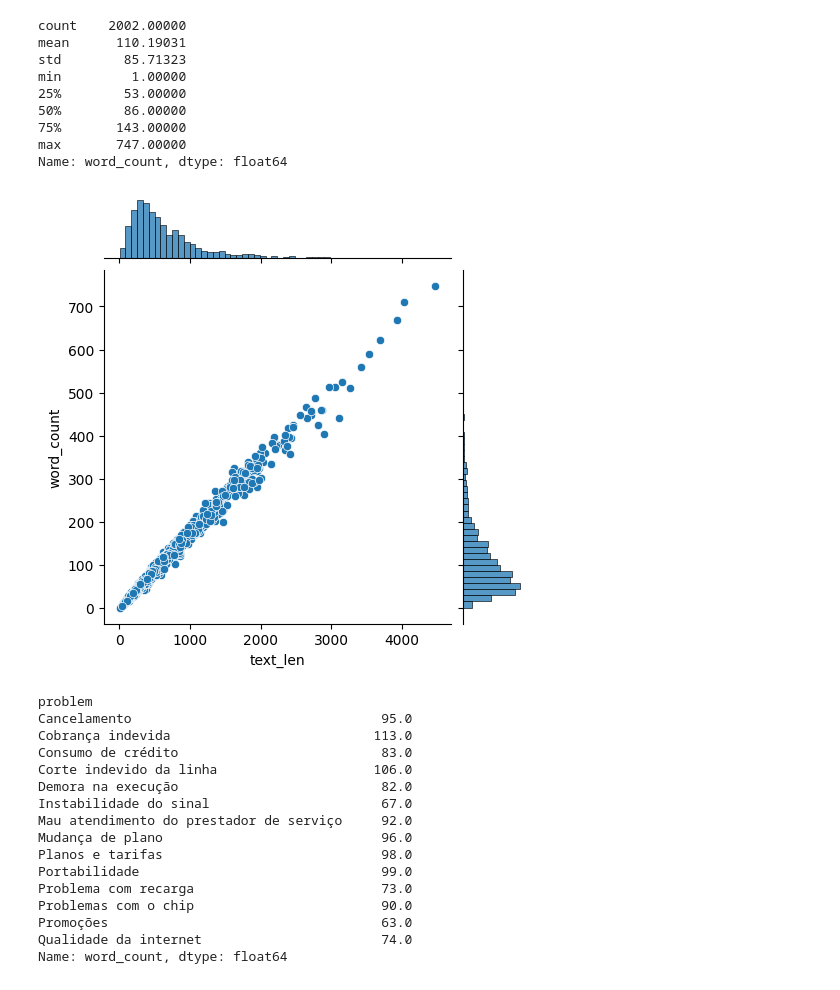
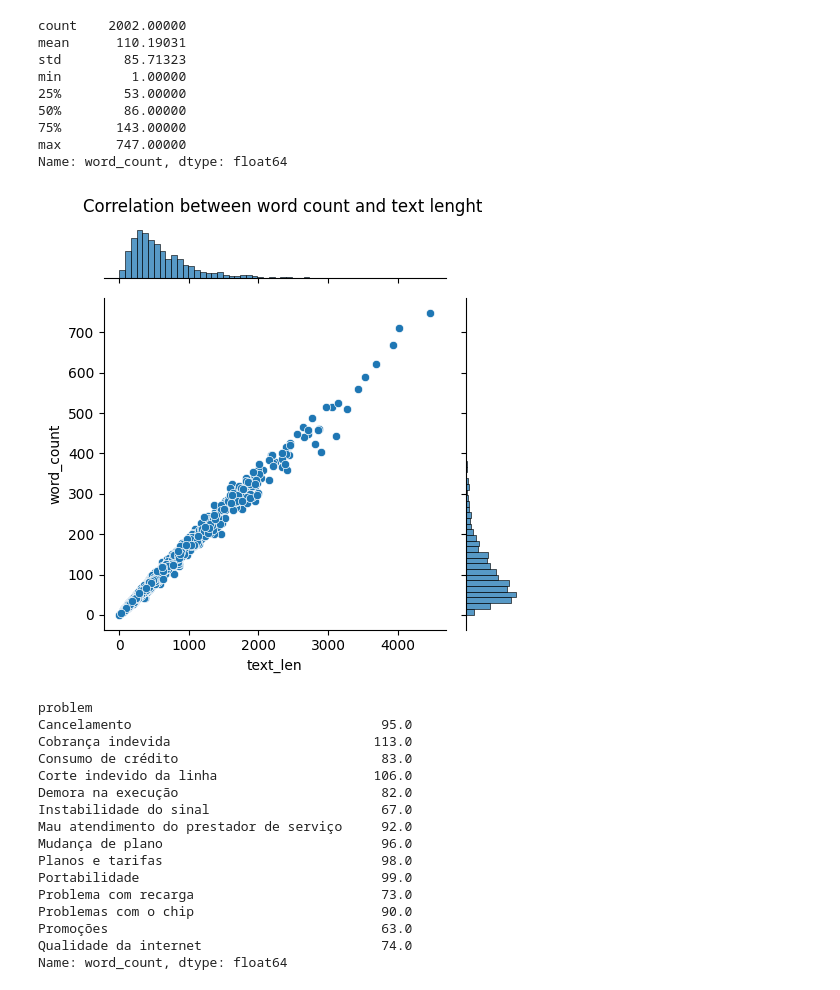
Before and after one commit to rdemarqui/llm_complaint_management, a Jupyter notebook: 02. LLM_analysis.ipynb, the cells around one changed output. Cells and saved outputs as stored; diff of their text form; code cells hidden in the pictures.

```diff
--- a/02. LLM_analysis.ipynb
+++ b/02. LLM_analysis.ipynb
@@ -92,11 +94,13 @@ min         1.00000
 75%       143.00000
 max       747.00000
 Name: word_count, dtype: float64
-# %%
-# Check correlation between word count and text lenght
-sns.jointplot(data=df, x="text_len", y="word_count", height=5);
-# %% [output]
-[figure, removed]
+# %%
+chart_joint = sns.jointplot(data=df, x="text_len", y="word_count", height=5)
+chart_joint.fig.suptitle("Correlation between word count and text lenght")
+chart_joint.fig.tight_layout()
+chart_joint.fig.subplots_adjust(top=0.92)
+# %% [output]
+[figure, added]
 # %%
 # Check word median per category
 df.groupby('problem')['word_count'].median()
```
Also changed, not shown: parts of 16 cells of this notebook.
